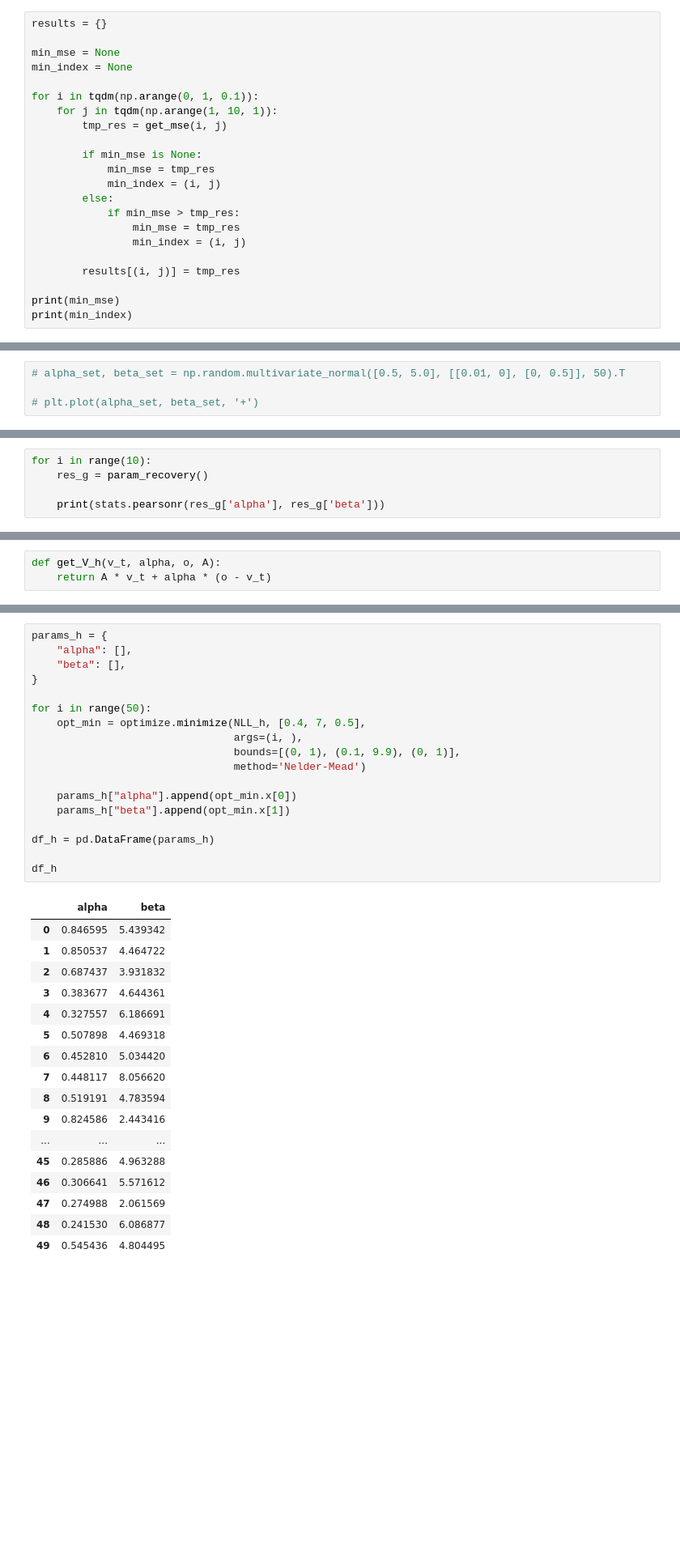
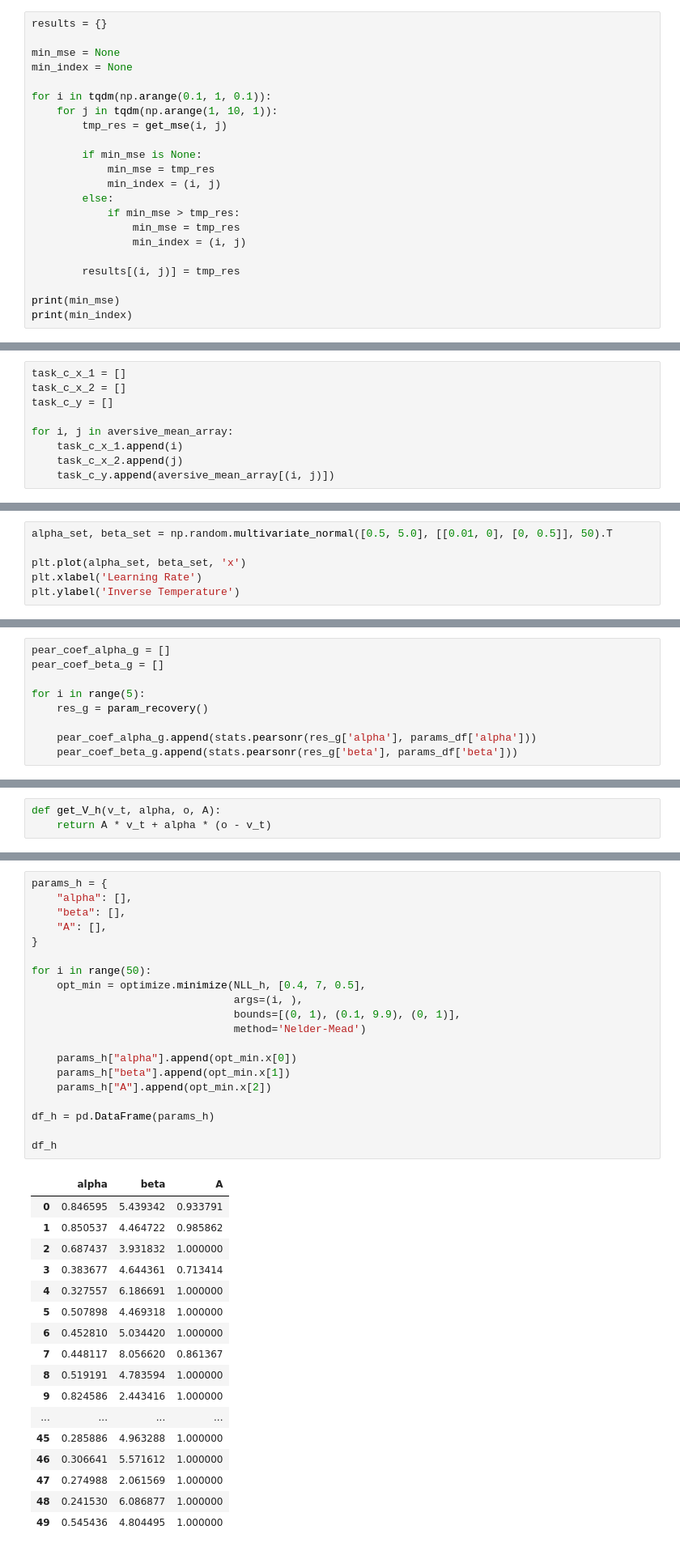
Before and after one commit to Unka-Malloc/Python-Neuron-Stimuli-2, a Jupyter notebook: CNN-CW2.ipynb, the cells around one changed output, grey strips where cells are left out. Shown at 81% size. Cells and saved outputs as stored; diff of their text form; blank space fills up the shorter version.

```diff
--- a/CNN-CW2.ipynb
+++ b/CNN-CW2.ipynb
@@ -252,7 +257,7 @@ results = {}
 min_mse = None
 min_index = None
 
-for i in tqdm(np.arange(0, 1, 0.1)):
+for i in tqdm(np.arange(0.1, 1, 0.1)):
     for j in tqdm(np.arange(1, 10, 1)):
         tmp_res = get_mse(i, j)
 
@@ -273,0 +279,9 @@ print(min_index)
+# %%
+task_c_x_1 = []
+task_c_x_2 = []
+task_c_y = []
+
+for i, j in aversive_mean_array:
+    task_c_x_1.append(i)
+    task_c_x_2.append(j)
+    task_c_y.append(aversive_mean_array[(i, j)])
@@ -553,6 +587,8 @@ def get_opt_g(index, choices, outcomes):
                             method='Nelder-Mead')
     return opt_min
 # %%
-# alpha_set, beta_set = np.random.multivariate_normal([0.5, 5.0], [[0.01, 0], [0, 0.5]], 50).T
+alpha_set, beta_set = np.random.multivariate_normal([0.5, 5.0], [[0.01, 0], [0, 0.5]], 50).T
 
-# plt.plot(alpha_set, beta_set, '+')
+plt.plot(alpha_set, beta_set, 'x')
+plt.xlabel('Learning Rate')
+plt.ylabel('Inverse Temperature')
@@ -612,7 +651,11 @@ def param_recovery():
 
     return pd.DataFrame(params_g)
 # %%
-for i in range(10):
+pear_coef_alpha_g = []
+pear_coef_beta_g = []
+
+for i in range(5):
     res_g = param_recovery()
 
-    print(stats.pearsonr(res_g['alpha'], res_g['beta']))
+    pear_coef_alpha_g.append(stats.pearsonr(res_g['alpha'], params_df['alpha']))
+    pear_coef_beta_g.append(stats.pearsonr(res_g['beta'], params_df['beta']))
@@ -668,39 +718,41 @@ def NLL_h(theta, index):
 # %%
 params_h = {
     "alpha": [],
     "beta": [],
+    "A": [],
 }
 
 for i in range(50):
     opt_min = optimize.minimize(NLL_h, [0.4, 7, 0.5],
                                 args=(i, ),
                                 bounds=[(0, 1), (0.1, 9.9), (0, 1)],
                                 method='Nelder-Mead')
 
     params_h["alpha"].append(opt_min.x[0])
     params_h["beta"].append(opt_min.x[1])
+    params_h["A"].append(opt_min.x[2])
 
 df_h = pd.DataFrame(params_h)
 
 df_h
 # %% [output]
-|  | alpha | beta |
-| 0 | 0.846595 | 5.439342 |
-| 1 | 0.850537 | 4.464722 |
-| 2 | 0.687437 | 3.931832 |
-| 3 | 0.383677 | 4.644361 |
-| 4 | 0.327557 | 6.186691 |
-| 5 | 0.507898 | 4.469318 |
-| 6 | 0.452810 | 5.034420 |
-| 7 | 0.448117 | 8.056620 |
-| 8 | 0.519191 | 4.783594 |
-| 9 | 0.824586 | 2.443416 |
-| ... | ... | ... |
-| 45 | 0.285886 | 4.963288 |
-| 46 | 0.306641 | 5.571612 |
-| 47 | 0.274988 | 2.061569 |
-| 48 | 0.241530 | 6.086877 |
-| 49 | 0.545436 | 4.804495 |
+|  | alpha | beta | A |
+| 0 | 0.846595 | 5.439342 | 0.933791 |
+| 1 | 0.850537 | 4.464722 | 0.985862 |
+| 2 | 0.687437 | 3.931832 | 1.000000 |
+| 3 | 0.383677 | 4.644361 | 0.713414 |
+| 4 | 0.327557 | 6.186691 | 1.000000 |
+| 5 | 0.507898 | 4.469318 | 1.000000 |
+| 6 | 0.452810 | 5.034420 | 1.000000 |
+| 7 | 0.448117 | 8.056620 | 0.861367 |
+| 8 | 0.519191 | 4.783594 | 1.000000 |
+| 9 | 0.824586 | 2.443416 | 1.000000 |
+| ... | ... | ... | ... |
+| 45 | 0.285886 | 4.963288 | 1.000000 |
+| 46 | 0.306641 | 5.571612 | 1.000000 |
+| 47 | 0.274988 | 2.061569 | 1.000000 |
+| 48 | 0.241530 | 6.086877 | 1.000000 |
+| 49 | 0.545436 | 4.804495 | 1.000000 |
 # %%
 import matplotlib.pyplot as plt
 
```
Also changed, not shown: parts of 26 cells of this notebook.
